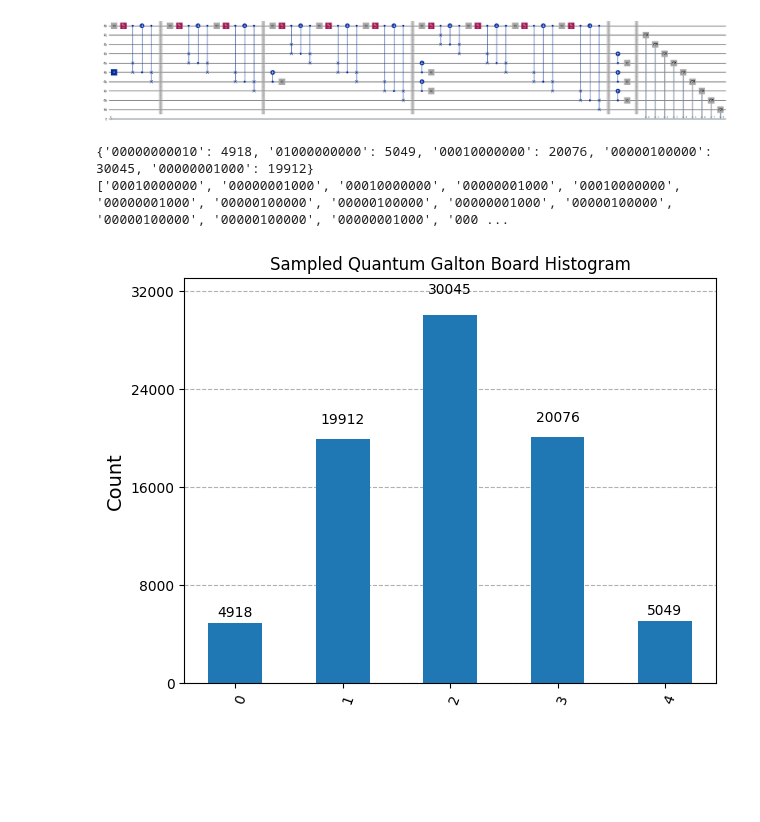
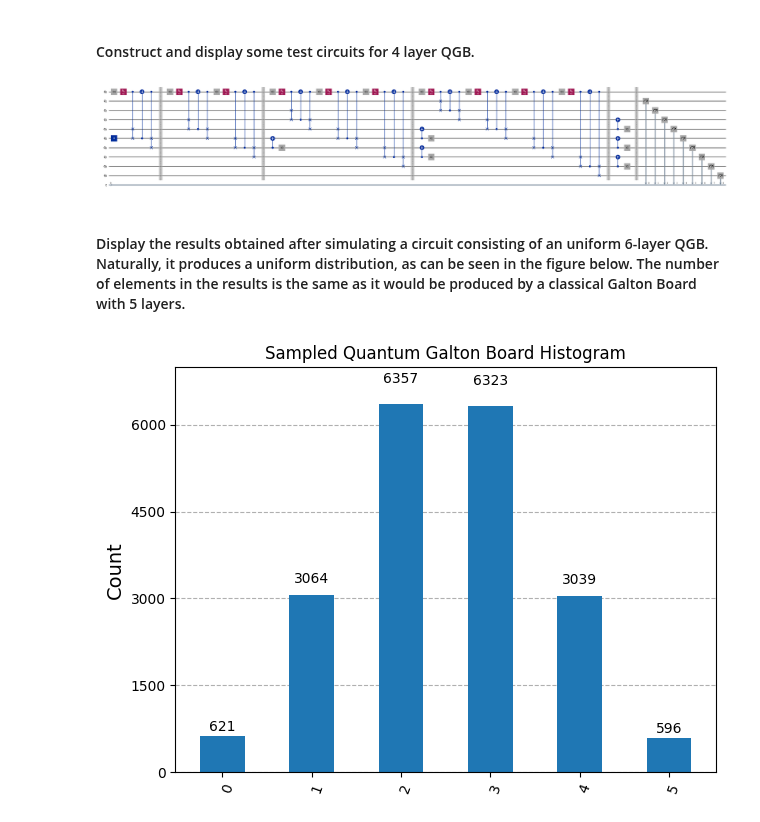
Before and after one commit to FipNad/Quantum-Galton-Board, a Jupyter notebook: QGB_Wiser_1_2_3.ipynb, the cells around one changed output. Saved outputs shown, nothing was run; the diff lists cells and outputs as text; code cells hidden in the pictures; blank space fills up the shorter version.

```diff
--- a/QGB_Wiser_1_2_3.ipynb
+++ b/QGB_Wiser_1_2_3.ipynb
@@ -20,12 +37,19 @@ def build_qgb(
     fine_grained: bool = False,
     measure: bool = True,
 ) -> QuantumCircuit:
-    """
-    Quantum Galton Board with n_layers using the 'quantum peg' construction.
-    - thetas: optional per-row Rx angles replacing H for bias; len==n_layers.
-              If None, uses unbiased H on the control each row.
-    - Output qubits are a 1D line of size (2*n_layers+1). A single '1' propagates
-      through the array, yielding the Galton-board statistics on its final position.
+    """Build a Quantum Galton Board (QGB) circuit.
+    Args:
+        n_layers (int): Number of layers in the QGB.
+        thetas (Optional[Iterable[float]]): Angles for the control qubit in each layer.
+            If `fine_grained` is True, this should be a list of angles for each peg in the layers.
+            If `fine_grained` is False, this should be a list of angles for each layer.
+        fine_grained (bool): If True, allows for fine-grained control of angles for each peg.
+            If False, uses a single angle for each layer.
+        measure (bool): If True, adds measurement operations to the circuit.
+    Returns:
+        QuantumCircuit: The constructed QGB circuit.
+    Raises:
+        ValueError: If `n_layers` is less than 1, or if the length of `thetas` is not appropriate for the specified `n_layers` and `fine_grained`.
     """
     if n_layers < 1:
         raise ValueError("n_layers >= 1 required")
@@ -122,17 +148,23 @@ def build_qgb(
 # %%
 def sample_qgb(n_layers: int, shots: int = 20000, thetas: Optional[Iterable[float]] = None, fine_grained: Optional[bool] = False) -> Dict[int, int]:
-    """
-    Run and collapse each shot to a single integer bin k in [0..n_layers].
-    We read the measured one-hot position index j in [0..2n] and convert
-    to bin k via k = j - n (i.e., how many rights minus lefts, shifted to 0..n).
+    """Sample a Quantum Galton Board (QGB) circuit and return the measurement results.
+    Args:
+        n_layers (int): Number of layers in the QGB.
+        shots (int): Number of shots to run the circuit.
+        thetas (Optional[Iterable[float]]): Angles for the control qubit in each layer.
+            If `fine_grained` is True, this should be a list of angles for each peg in the layers.
+            If `fine_grained` is False, this should be a list of angles for each layer.
+        fine_grained (bool): If True, allows for fine-grained control of angles for each peg.
+            If False, uses a single angle for each layer.
+    Returns:
+        Dict[str, int]: A dictionary where keys are the number of rights (0 to n_layers) and values are the counts of occurrences.
+        List[str]: A list of memory strings from the simulation, representing the measurement results.
     """
     qc = build_qgb(n_layers, thetas=thetas, fine_grained=fine_grained, measure=True)
     backend = Aer.get_backend("aer_simulator")
     res = backend.run(qc, shots=shots, memory=True).result()
     counts = res.get_counts()
     memory = res.get_memory()
-    print(counts)
-    print(memory)
     # bitstrings are length L with c[0] the leftmost site. Find the '1' position.
     hist: Dict[int, int] = {}
     n = n_layers
@@ -156 +180,3 @@ qc = build_qgb(4, thetas=[np.pi/2 for i in range(10)], fine_grained=True, measur
+# %% [markdown]
+#### Construct and display some test circuits for 4 layer QGB.
 # %%
@@ -157,13 +193,11 @@ qc = build_qgb(4, thetas=[np.pi/2 for i in range(10)], fine_grained=True, measur
 qc.draw(output='mpl', fold=100)
 # %% [output]
 [figure]
-# %%
-h, mems = sample_qgb(5, shots=80000)
-# %% [output]
-{'00000000010': 4918, '01000000000': 5049, '00010000000': 20076, '00000100000': 30045, '00000001000': 19912}
-['00010000000', '00000001000', '00010000000', '00000001000', '00010000000', '00000001000', '00000100000', '00000100000', '00000001000', '00000100000', '00000100000', '00000100000', '00000001000', '000 ...
+# %% [markdown]
+#### Display the results obtained after simulating a circuit consisting of an uniform 6-layer QGB. Naturally, it produces a uniform distribution, as can be seen in the figure below. The number of elements in the results is the same as it would be produced by a classical Galton Board with 5 layers.
 # %%
-from qiskit.visualization import plot_histogram
-plot_histogram(h, title="Sampled Quantum Galton Board Histogram", bar_labels=True)
+N = 6
+res_uniform_6_layer, res_uniform_6_layer_mems = sample_qgb(N, shots=20000, thetas=[None for _ in range(N)], fine_grained=False)
+plot_histogram(res_uniform_6_layer, title="Sampled Quantum Galton Board Histogram", bar_labels=True)
 # %% [output]
-[figure, old version]
+[figure, new version]
```
Also changed, not shown: parts of 30 cells of this notebook.
